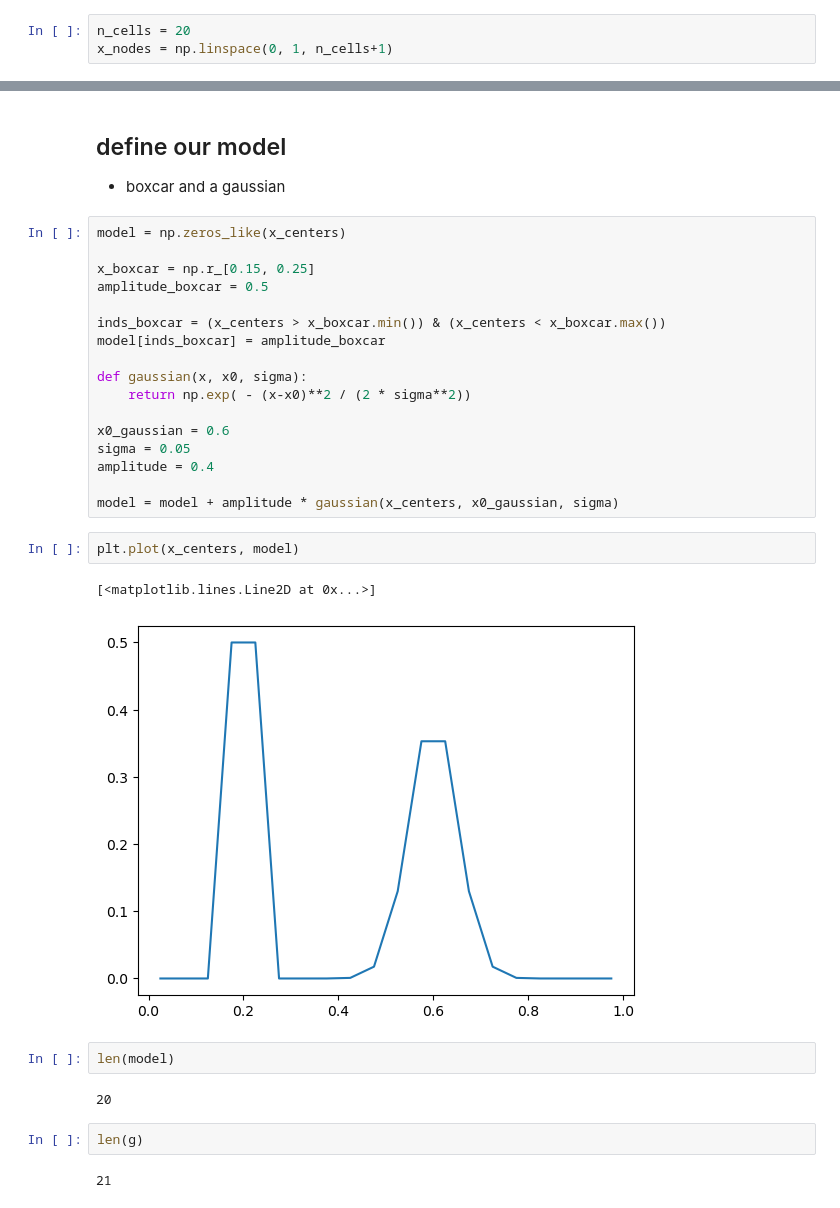
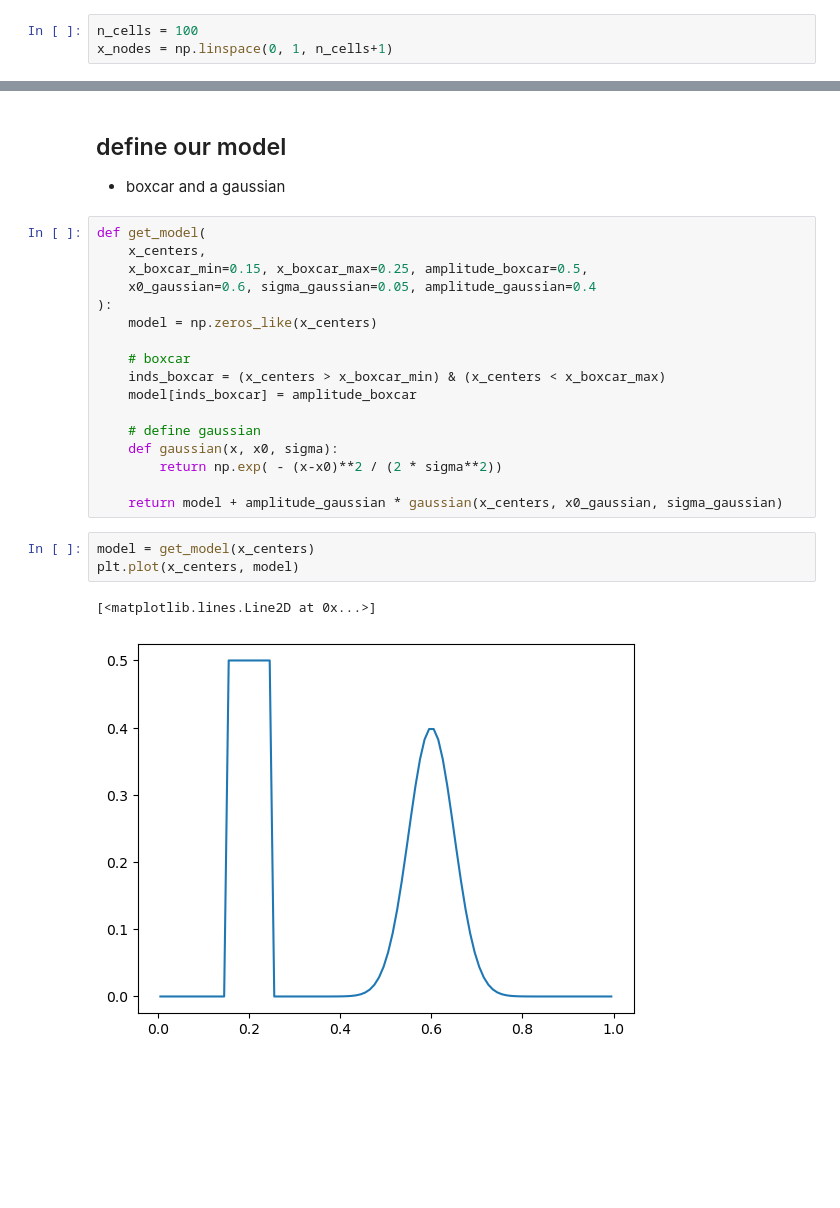
Before and after one commit to lheagy/eosc-454, a Jupyter notebook: lectures/Linear-problem.ipynb, the cells around one changed output, grey strips where cells are left out. Saved outputs shown, nothing was run; the diff lists cells and outputs as text; blank space fills up the shorter version.

```diff
--- a/lectures/Linear-problem.ipynb
+++ b/lectures/Linear-problem.ipynb
@@ -11,7 +11,7 @@ def kernel_function(x, j, p, q):
         * np.cos(2 * np.pi * j * q * x)
     )
 # %%
-n_cells = 20
+n_cells = 100
 x_nodes = np.linspace(0, 1, n_cells+1)
 # %%
 n_kernels = 20
@@ -44,32 +44,25 @@ ax.set_xlim([0, 0.1])
 ## define our model
 - boxcar and a gaussian
 # %%
-model = np.zeros_like(x_centers)
+def get_model(
+    x_centers,
+    x_boxcar_min=0.15, x_boxcar_max=0.25, amplitude_boxcar=0.5,
+    x0_gaussian=0.6, sigma_gaussian=0.05, amplitude_gaussian=0.4
+):
+    model = np.zeros_like(x_centers)
 
-x_boxcar = np.r_[0.15, 0.25]
-amplitude_boxcar = 0.5
+    # boxcar
+    inds_boxcar = (x_centers > x_boxcar_min) & (x_centers < x_boxcar_max)
+    model[inds_boxcar] = amplitude_boxcar
 
-inds_boxcar = (x_centers > x_boxcar.min()) & (x_centers < x_boxcar.max())
-model[inds_boxcar] = amplitude_boxcar
+    # define gaussian
+    def gaussian(x, x0, sigma):
+        return np.exp( - (x-x0)**2 / (2 * sigma**2))
 
-def gaussian(x, x0, sigma):
-    return np.exp( - (x-x0)**2 / (2 * sigma**2))
-
-x0_gaussian = 0.6
-sigma = 0.05
-amplitude = 0.4
-
-model = model + amplitude * gaussian(x_centers, x0_gaussian, sigma)
+    return model + amplitude_gaussian * gaussian(x_centers, x0_gaussian, sigma_gaussian)
 # %%
+model = get_model(x_centers)
 plt.plot(x_centers, model)
 # %% [output]
 [<matplotlib.lines.Line2D at 0x...>]
-[figure, old version]
+[figure, new version]
-# %%
-len(model)
-# %% [output]
-20
-# %%
-len(g)
-# %% [output]
-21
```
Also changed, not shown: parts of 19 cells of this notebook.
